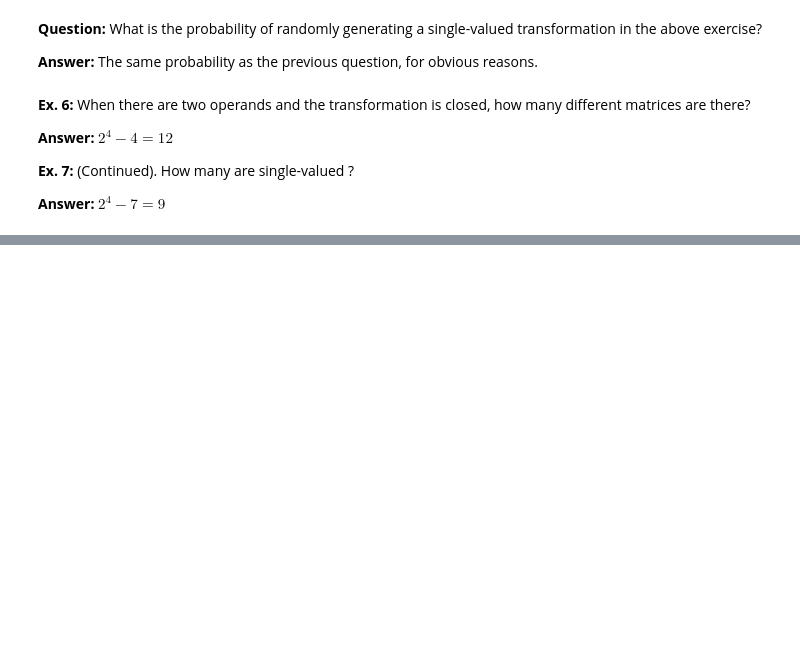
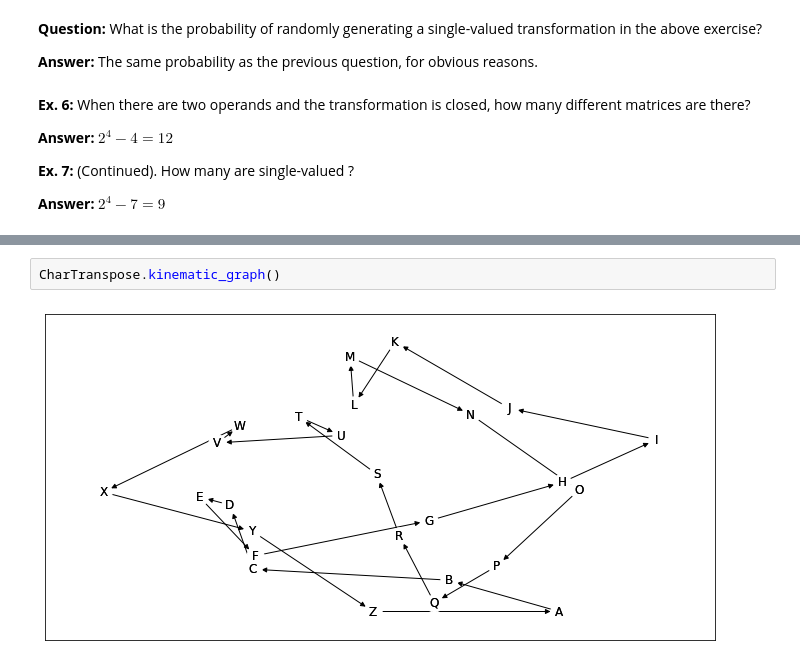
Before and after one commit to Andrewnetwork/AnIntroductionToCybernetics, a Jupyter notebook: Notebooks/PartOne_Mechanism/Ch2_Change/Transformation.ipynb, the cells around one changed output, grey strips where cells are left out. Drawn from its saved outputs; the diff is of its cells as text; blank space fills up the shorter version.

```diff
--- a/Notebooks/PartOne_Mechanism/Ch2_Change/Transformation.ipynb
+++ b/Notebooks/PartOne_Mechanism/Ch2_Change/Transformation.ipynb
@@ -606,0 +934,4 @@ ValueError: Empty data passed with indices specified.
+# %%
+CharTranspose.kinematic_graph()
+# %% [output]
+[figure, added]
```
Also changed, not shown: parts of 84 cells of this notebook, 1 other file.
